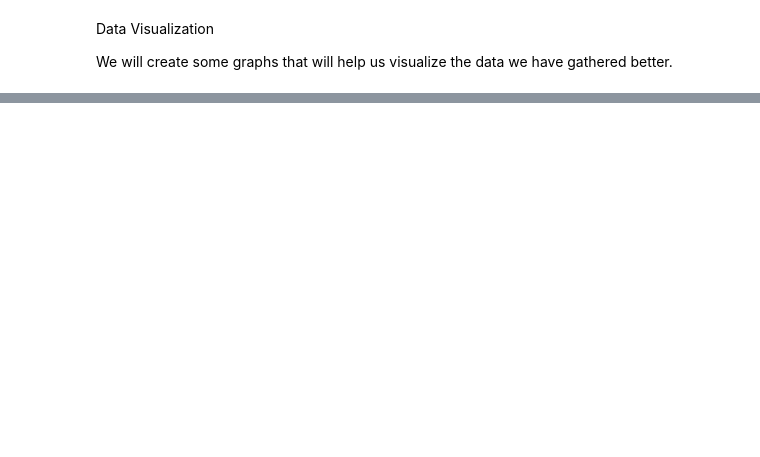
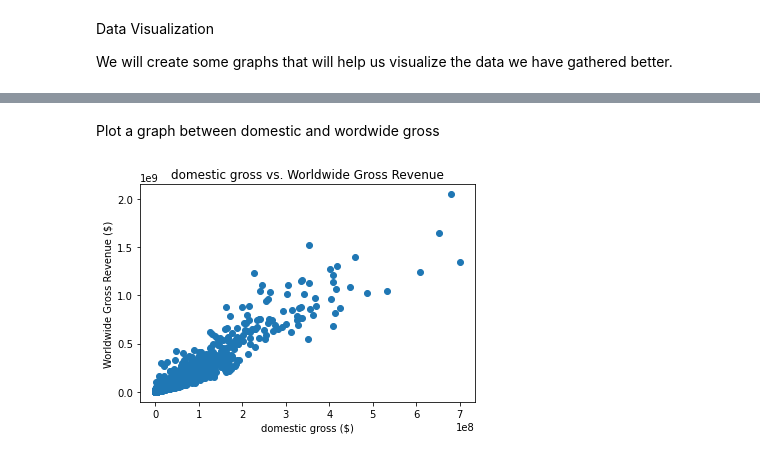
Before and after one commit to KeruboJ/dsc-phase-1-project-v2-4, a Jupyter notebook: student.ipynb, the cells around one changed output, grey strips where cells are left out. Cells and saved outputs as stored; diff of their text form; code cells hidden in the pictures; blank space fills up the shorter version.

```diff
--- a/student.ipynb
+++ b/student.ipynb
@@ -623,8 +607,8 @@ movie_budgets
 | 5781 | 82 | 2005-08-05 | My Date With Drew | 1100.0 | 181041.0 | 1.810410e+05 | 2005 | ... |
 5782 rows × 8 columns
 # %%
-merged_bom_movies_budget = pd.merge(bom_movies,movie_budgets,on='title')
-merged_bom_movies_budget
+merged_movies_budget = pd.merge(bom_movies,movie_budgets,on='title')
+merged_movies_budget
 # %% [output]
 |  | title | studio | domestic_gross_x | foreign_gross | year_x | revenue | id | release_date | ... |
 | 0 | Toy Story 3 | BV | 415000000.0 | 652000000.0 | 2010 | 1.067000e+09 | 47 | 2010-06-18 | ... |
@@ -689,0 +802,19 @@ We will create some graphs that will help us visualize the data we have gathered
+# %% [markdown]
+Plot a graph between domestic and wordwide gross
+# %%
+import matplotlib.pyplot as plt
+
+# Create a scatter plot of domestic_gross_y vs. worldwide_gross
+plt.scatter(merged_movies_budget['domestic_gross_y'], merged_movies_budget['worldwide_gross'])
+
+# Set the x-axis and y-axis labels
+plt.xlabel('domestic gross ($)')
+plt.ylabel('Worldwide Gross Revenue ($)')
+
+# Set the plot title
+plt.title('domestic gross vs. Worldwide Gross Revenue')
+
+# Show the plot
+plt.show()
+# %% [output]
+[figure, added]
```
Also changed, not shown: parts of 14 cells of this notebook.
